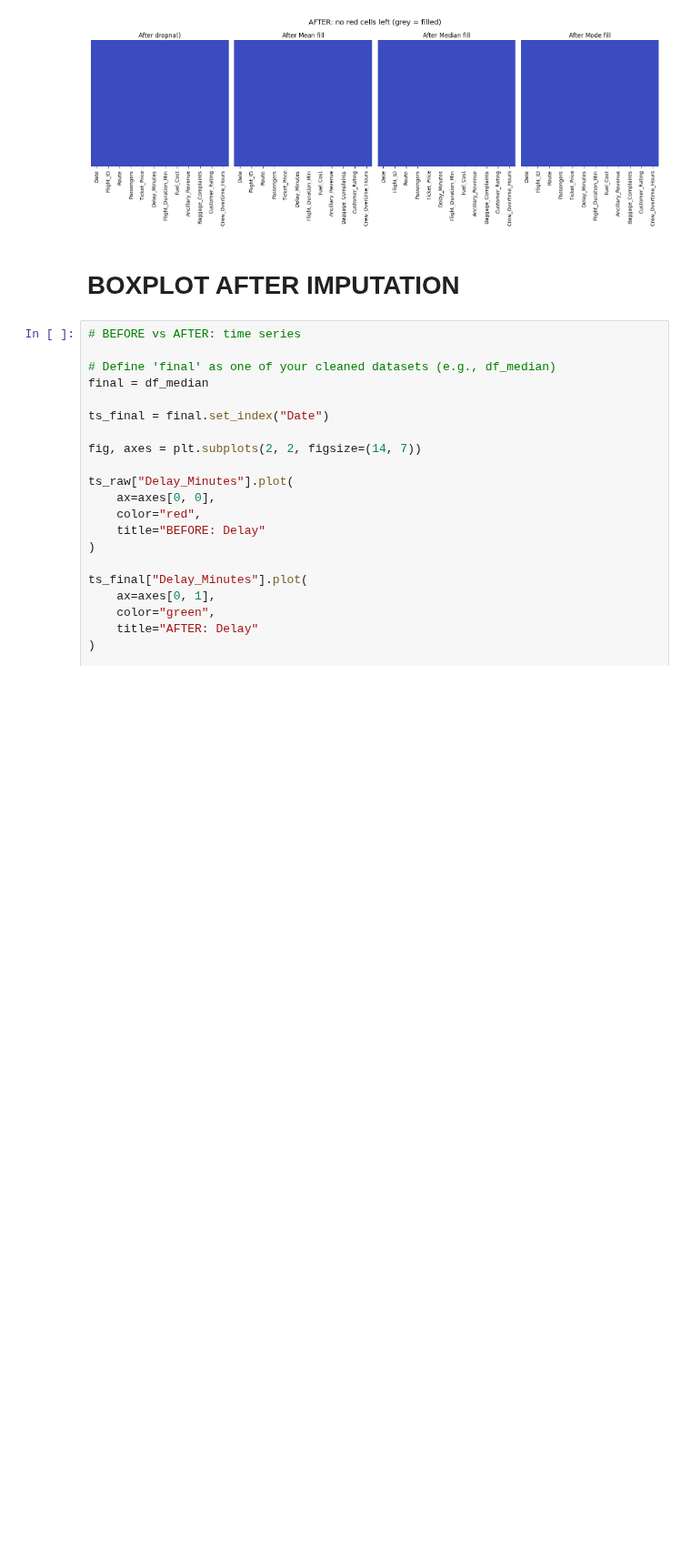
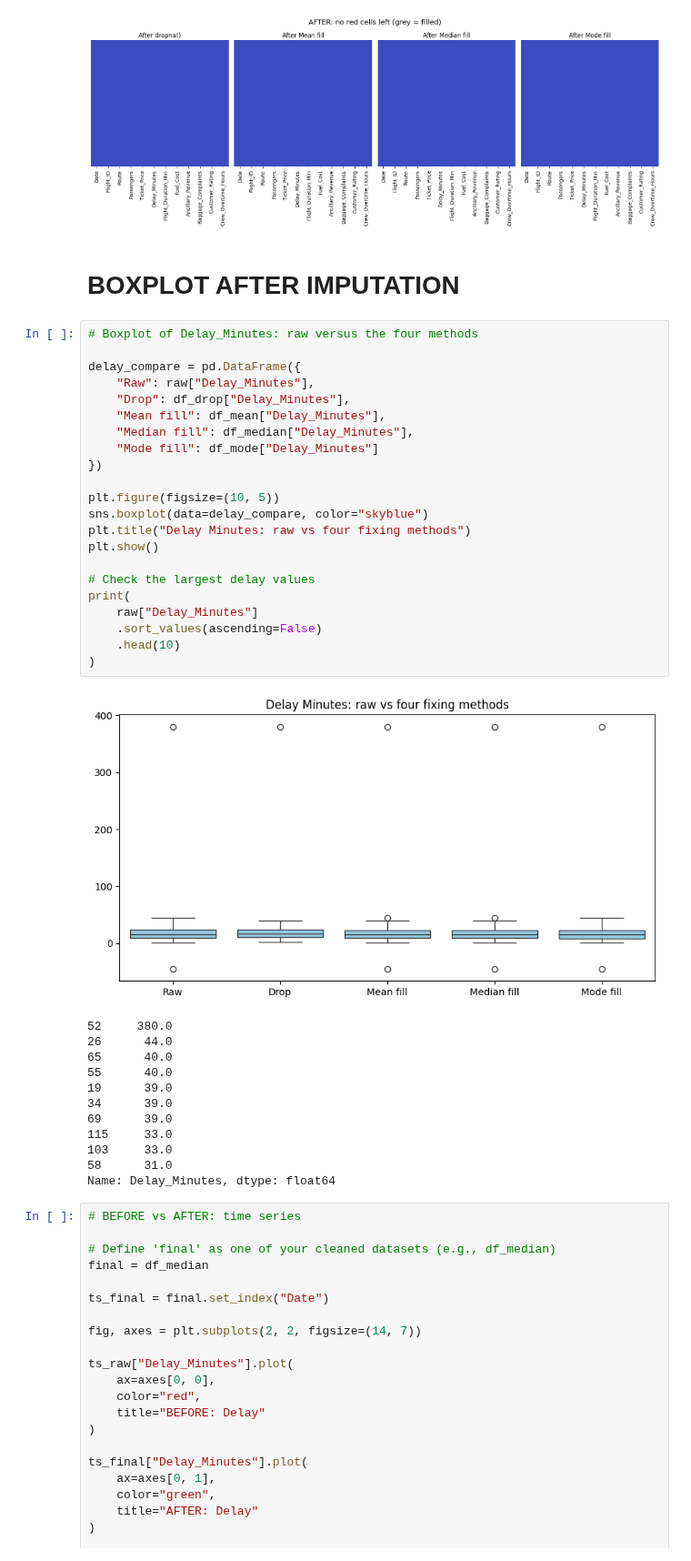
Before and after one commit to poojayadav281220/lecture-DAM, a Jupyter notebook: lecture_of_DAM 8.ipynb, the cells around one changed output. Shown at 91% size. Drawn from its saved outputs; the diff is of its cells as text; blank space fills up the shorter version.

```diff
--- a/lecture_of_DAM 8.ipynb
+++ b/lecture_of_DAM 8.ipynb
@@ -1291,6 +1291,41 @@ plt.show()
 [figure]
 # %% [markdown]
 # BOXPLOT AFTER IMPUTATION
+# %%
+# Boxplot of Delay_Minutes: raw versus the four methods
+
+delay_compare = pd.DataFrame({
+    "Raw": raw["Delay_Minutes"],
+    "Drop": df_drop["Delay_Minutes"],
+    "Mean fill": df_mean["Delay_Minutes"],
+    "Median fill": df_median["Delay_Minutes"],
+    "Mode fill": df_mode["Delay_Minutes"]
+})
+
+plt.figure(figsize=(10, 5))
+sns.boxplot(data=delay_compare, color="skyblue")
+plt.title("Delay Minutes: raw vs four fixing methods")
+plt.show()
+
+# Check the largest delay values
+print(
+    raw["Delay_Minutes"]
+    .sort_values(ascending=False)
+    .head(10)
+)
+# %% [output]
+[figure, added]
+52     380.0
+26      44.0
+65      40.0
+55      40.0
+19      39.0
+34      39.0
+69      39.0
+115     33.0
+103     33.0
+58      31.0
+Name: Delay_Minutes, dtype: float64
 # %%
 # BEFORE vs AFTER: time series
 
```
